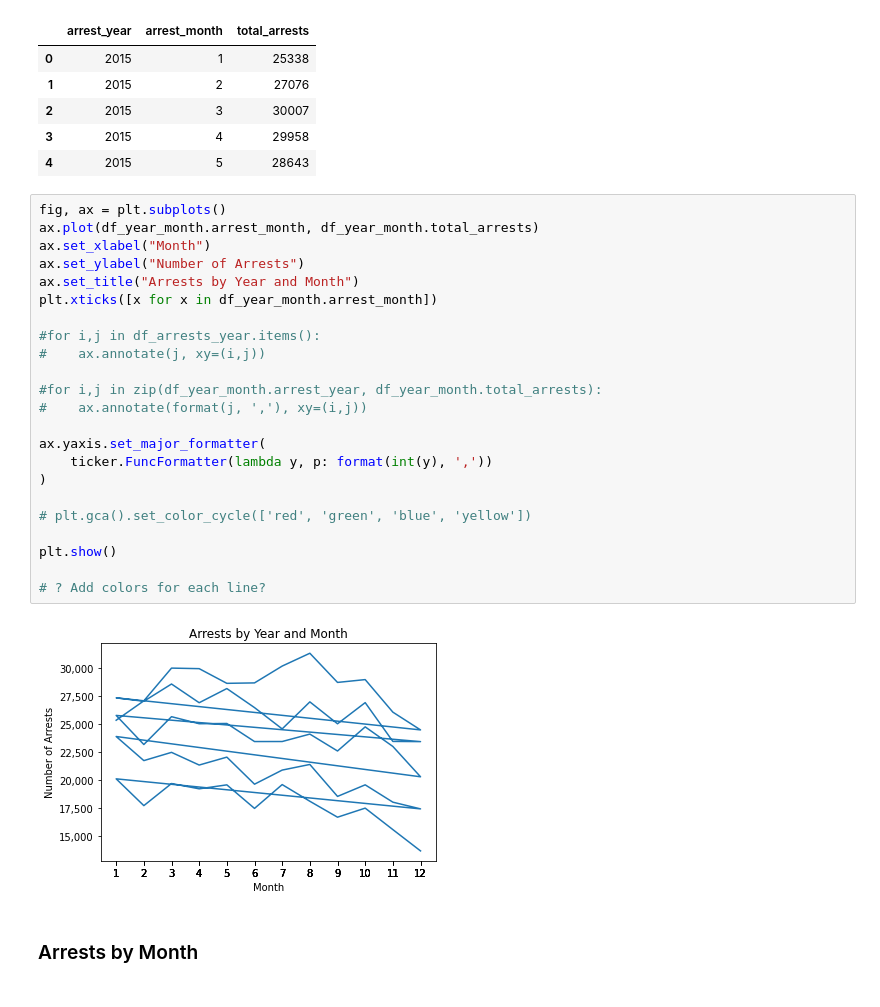
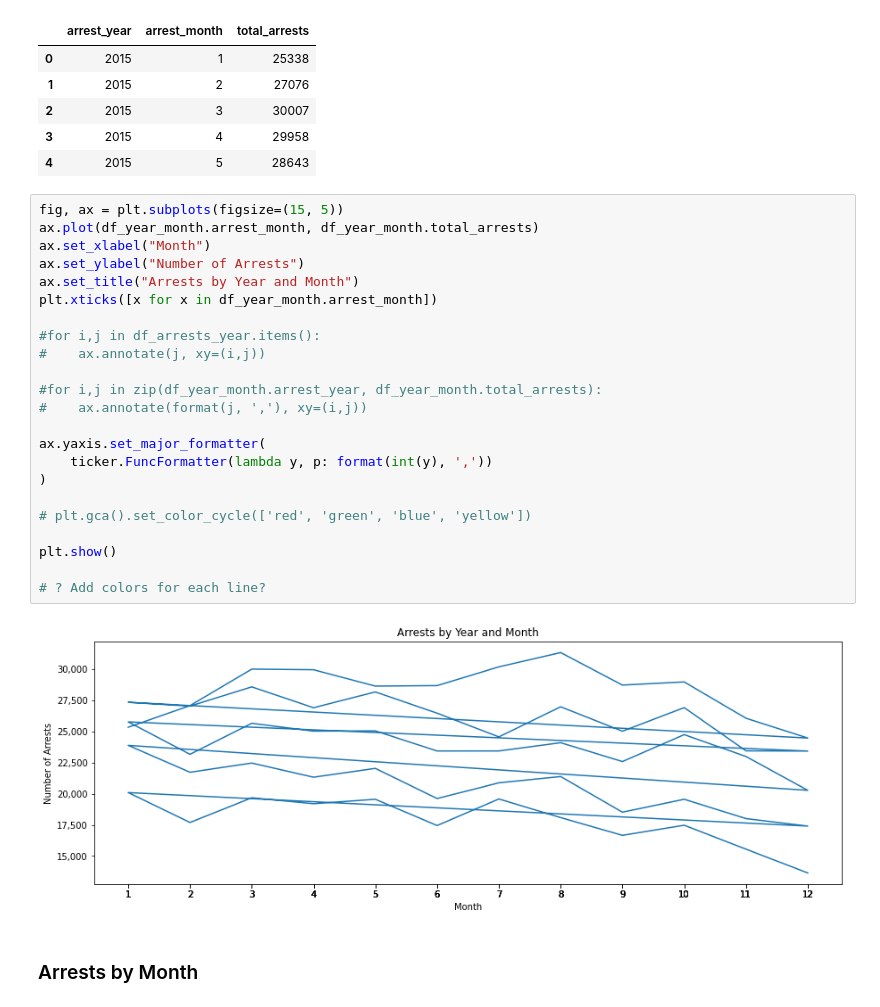
Before and after one commit to AmitSamra/NYC_Crime, a Jupyter notebook: nyc_crime_python.ipynb, the cells around one changed output. Cells and saved outputs as stored; diff of their text form.

```diff
--- a/nyc_crime_python.ipynb
+++ b/nyc_crime_python.ipynb
@@ -483,30 +483,30 @@ df_year_month.head()
 | 3 | 2015 | 4 | 29958 |
 | 4 | 2015 | 5 | 28643 |
 # %%
-fig, ax = plt.subplots()
+fig, ax = plt.subplots(figsize=(15, 5))
 ax.plot(df_year_month.arrest_month, df_year_month.total_arrests)
 ax.set_xlabel("Month")
 ax.set_ylabel("Number of Arrests")
 ax.set_title("Arrests by Year and Month")
 plt.xticks([x for x in df_year_month.arrest_month])
 
 #for i,j in df_arrests_year.items():
 #    ax.annotate(j, xy=(i,j))
 
 #for i,j in zip(df_year_month.arrest_year, df_year_month.total_arrests):
 #    ax.annotate(format(j, ','), xy=(i,j))
 
 ax.yaxis.set_major_formatter(
     ticker.FuncFormatter(lambda y, p: format(int(y), ','))
 )
 
 # plt.gca().set_color_cycle(['red', 'green', 'blue', 'yellow'])
 
 plt.show()
 
 # ? Add colors for each line?
 # %% [output]
-[figure, old version]
+[figure, new version]
 # %% [markdown]
 ### Arrests by Month
 # %%
```
Also changed, not shown: parts of 13 cells of this notebook.
